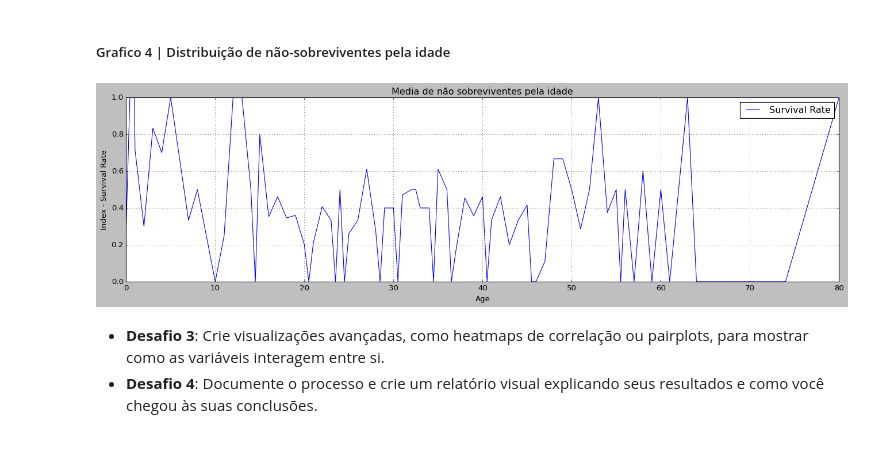
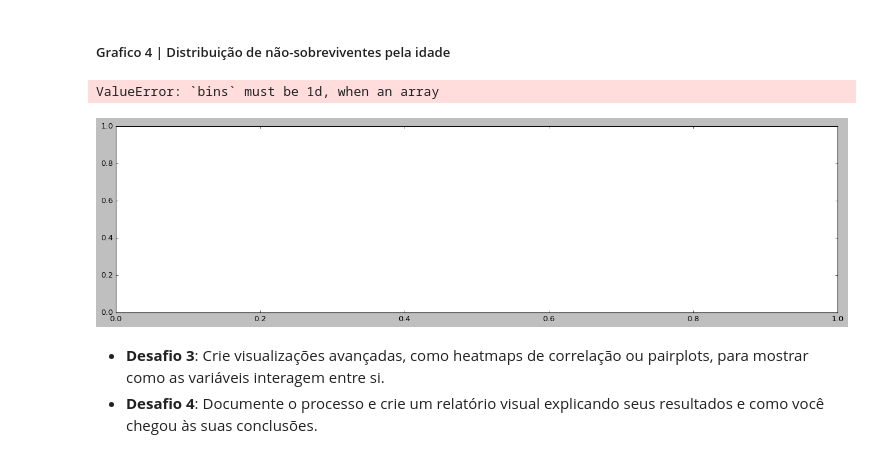
Before and after one commit to WesleyAlvesDS/Projetos, a Jupyter notebook: ProjetoTitanic/titanic_analitcs.ipynb, the cells around one changed output. Cells and saved outputs as stored; diff of their text form; code cells hidden in the pictures.

```diff
--- a/ProjetoTitanic/titanic_analitcs.ipynb
+++ b/ProjetoTitanic/titanic_analitcs.ipynb
@@ -242,20 +240,17 @@ plt.show()
 # %%
 # grafico de linhas plot
 
 survived_by_age = new_df[['Age','Survived']]
 survived_by_age = survived_by_age.groupby('Age').mean()
 age = survived_by_age.index
 no_surv = survived_by_age[['Survived']]
 fig , ax = plt.subplots(figsize=(20,5))
-ax.plot(age,no_surv,label="Survival Rate")
-ax.set_title('Media de não sobreviventes pela idade')
-ax.set_xlabel('Age')
-ax.set_ylabel('Index - Survival Rate')
-ax.grid()
-ax.legend()
+ax.hist(age,no_surv)
+
 plt.show()
 # %% [output]
+ValueError: `bins` must be 1d, when an array
-[figure, old version]
+[figure, new version]
 # %% [markdown]
 - **Desafio 3**: Crie visualizações avançadas, como heatmaps de correlação ou pairplots, para mostrar como as variáveis interagem entre si.
 - **Desafio 4**: Documente o processo e crie um relatório visual explicando seus resultados e como você chegou às suas conclusões.
```
Also changed, not shown: parts of 3 cells of this notebook.
